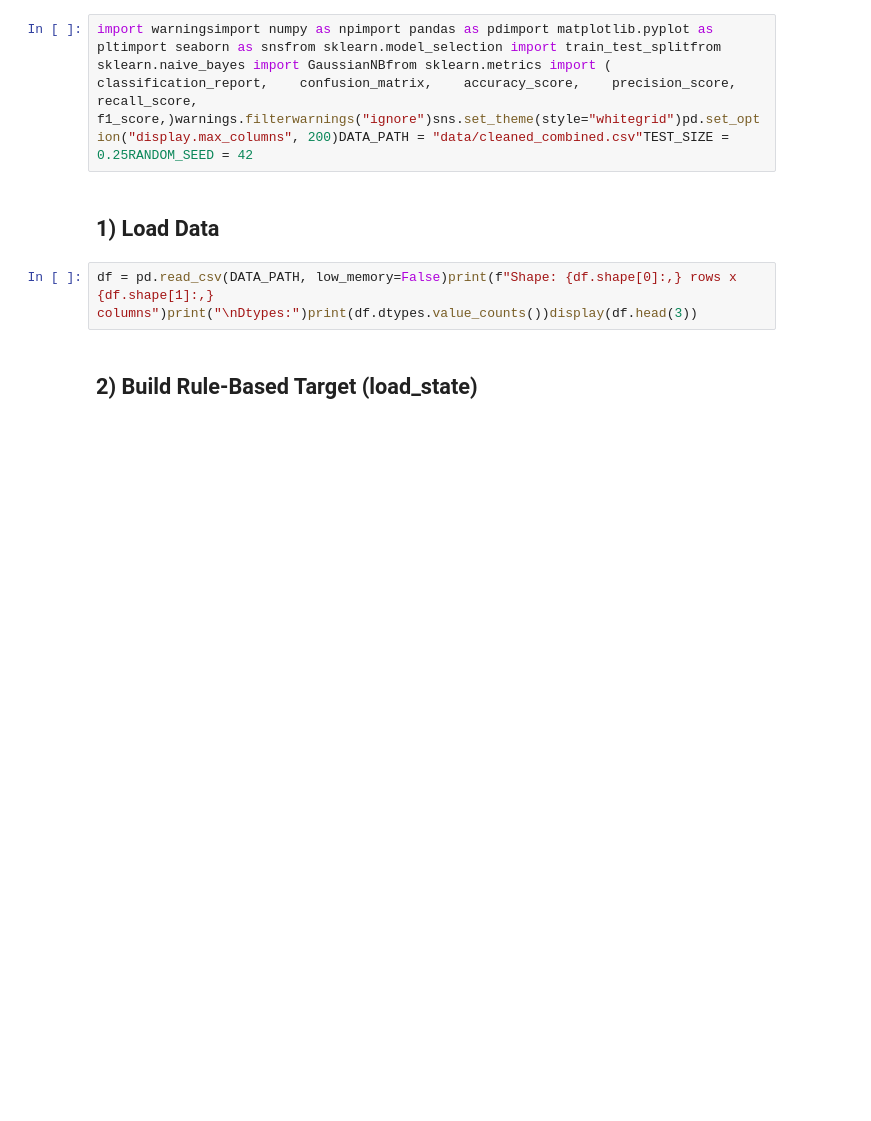
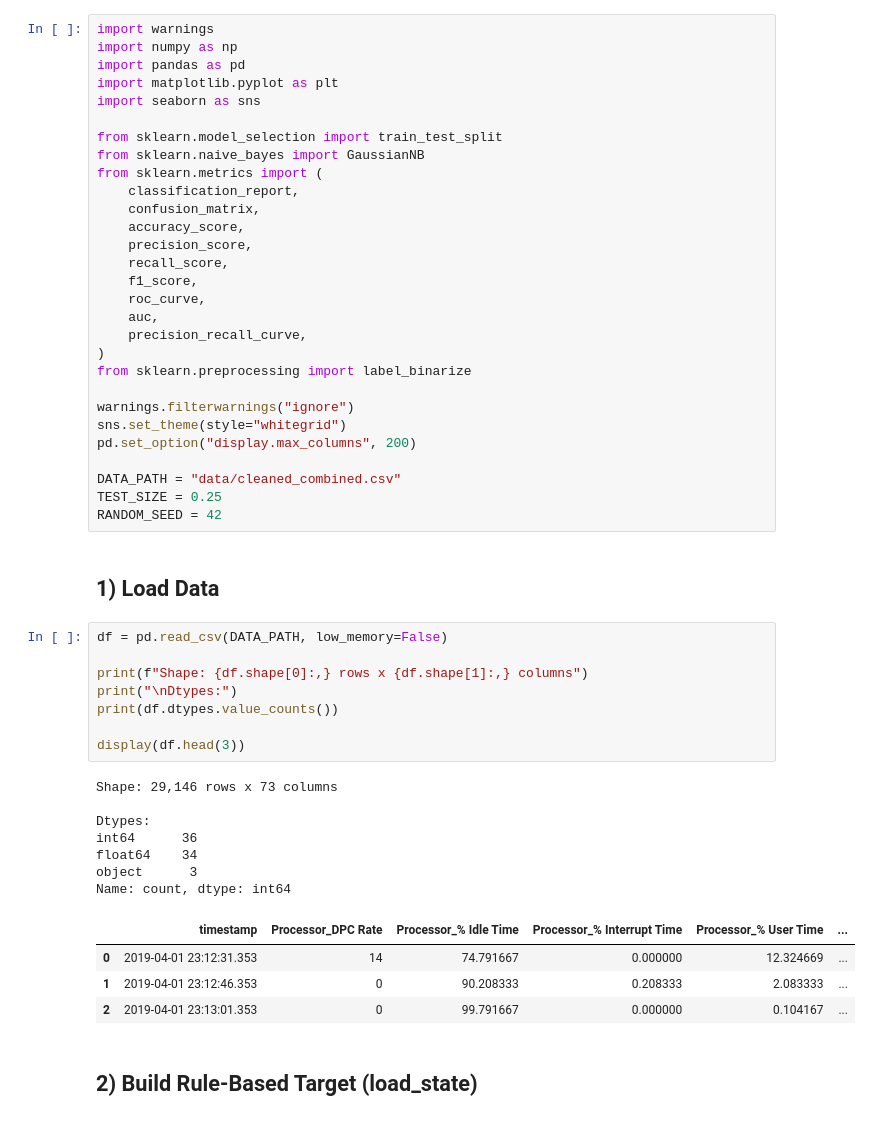
Before and after one commit to Woundrite/FDS, a Jupyter notebook: naIve_bayes_model.ipynb, the cells around one changed output. Drawn from its saved outputs; the diff is of its cells as text; blank space fills up the shorter version.

```diff
--- a/naIve_bayes_model.ipynb
+++ b/naIve_bayes_model.ipynb
@@ -3,9 +5,54 @@
 # %%
-import warningsimport numpy as npimport pandas as pdimport matplotlib.pyplot as pltimport seaborn as snsfrom sklearn.model_selection import train_test_splitfrom sklearn.naive_bayes import GaussianNBfrom sklearn.metrics import (    classification_report,    confusion_matrix,    accuracy_score,    precision_score,    recall_score,    f1_score,)warnings.filterwarnings("ignore")sns.set_theme(style="whitegrid")pd.set_option("display.max_columns", 200)DATA_PATH = "data/cleaned_combined.csv"TEST_SIZE = 0.25RANDOM_SEED = 42
+import warnings
+import numpy as np
+import pandas as pd
+import matplotlib.pyplot as plt
+import seaborn as sns
+
+from sklearn.model_selection import train_test_split
+from sklearn.naive_bayes import GaussianNB
+from sklearn.metrics import (
+    classification_report,
+    confusion_matrix,
+    accuracy_score,
+    precision_score,
+    recall_score,
+    f1_score,
+    roc_curve,
+    auc,
+    precision_recall_curve,
+)
+from sklearn.preprocessing import label_binarize
+
+warnings.filterwarnings("ignore")
+sns.set_theme(style="whitegrid")
+pd.set_option("display.max_columns", 200)
+
+DATA_PATH = "data/cleaned_combined.csv"
+TEST_SIZE = 0.25
+RANDOM_SEED = 42
 # %% [markdown]
 ## 1) Load Data
 # %%
-df = pd.read_csv(DATA_PATH, low_memory=False)print(f"Shape: {df.shape[0]:,} rows x {df.shape[1]:,} columns")print("\nDtypes:")print(df.dtypes.value_counts())display(df.head(3))
+df = pd.read_csv(DATA_PATH, low_memory=False)
+
+print(f"Shape: {df.shape[0]:,} rows x {df.shape[1]:,} columns")
+print("\nDtypes:")
+print(df.dtypes.value_counts())
+
+display(df.head(3))
+# %% [output]
+Shape: 29,146 rows x 73 columns
+
+Dtypes:
+int64      36
+float64    34
+object      3
+Name: count, dtype: int64
+|  | timestamp | Processor_DPC Rate | Processor_% Idle Time | Processor_% Interrupt Time | Processor_% User Time | ... |
+| 0 | 2019-04-01 23:12:31.353 | 14 | 74.791667 | 0.000000 | 12.324669 | ... |
+| 1 | 2019-04-01 23:12:46.353 | 0 | 90.208333 | 0.208333 | 2.083333 | ... |
+| 2 | 2019-04-01 23:13:01.353 | 0 | 99.791667 | 0.000000 | 0.104167 | ... |
 # %% [markdown]
 ## 2) Build Rule-Based Target (load_state)
 # %%
```
Also changed, not shown: parts of 5 cells of this notebook, 1 other file.
